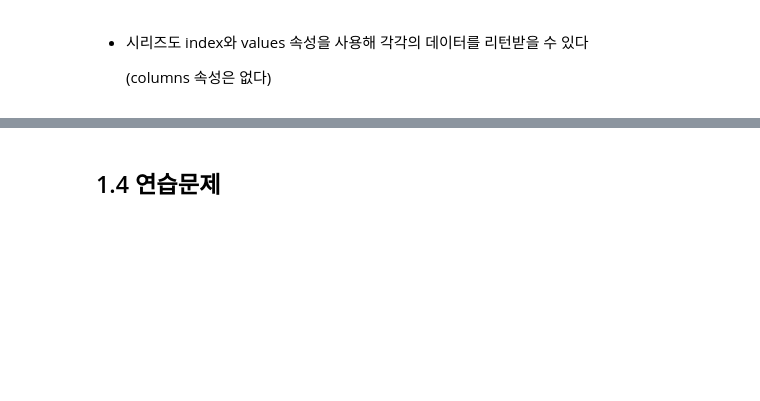
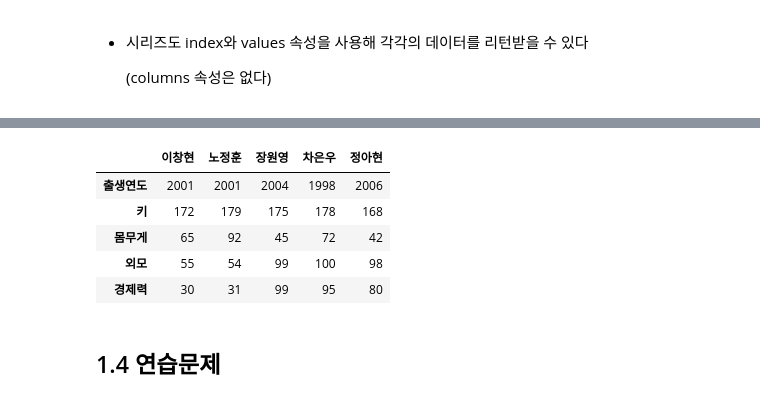
Before and after one commit to Best-Island-LCH/Data_midterm, a Jupyter notebook: 추가학습자료/01_데이터분석_및_시각화_개요.ipynb, the cells around one changed output, grey strips where cells are left out. Saved outputs shown, nothing was run; the diff lists cells and outputs as text; code cells hidden in the pictures; blank space fills up the shorter version.

```diff
--- a/추가학습자료/01_데이터분석_및_시각화_개요.ipynb
+++ b/추가학습자료/01_데이터분석_및_시각화_개요.ipynb
@@ -116,3 +140,24 @@ NameError: name 's1' is not defined
+# %%
+# 연습문제
+# 데이터프레임 스스로 아무렇게나 설계해서 생성해보기
+# -> 출력해서 확인
+
+data9 = [[2001, 2001, 2004, 1998, 2006],
+         [172, 179, 175, 178, 168],
+         [65, 92, 45, 72, 42],
+         [55, 54, 99, 100, 98],
+         [30, 31, 99, 95, 80]]
+col9 = ['이창현','노정훈','장원영','차은우','정아현']
+height = ['출생연도', '키', '몸무게', '외모', '경제력']
+df9 = pd.DataFrame(data9, index=height, columns=col9)
+df9
+# %% [output]
+|  | 이창현 | 노정훈 | 장원영 | 차은우 | 정아현 |
+| 출생연도 | 2001 | 2001 | 2004 | 1998 | 2006 |
+| 키 | 172 | 179 | 175 | 178 | 168 |
+| 몸무게 | 65 | 92 | 45 | 72 | 42 |
+| 외모 | 55 | 54 | 99 | 100 | 98 |
+| 경제력 | 30 | 31 | 99 | 95 | 80 |
 # %% [markdown]
 ## 1.4 연습문제
 # %% [markdown]
```
Also changed, not shown: parts of 8 cells of this notebook, 4 other files.
